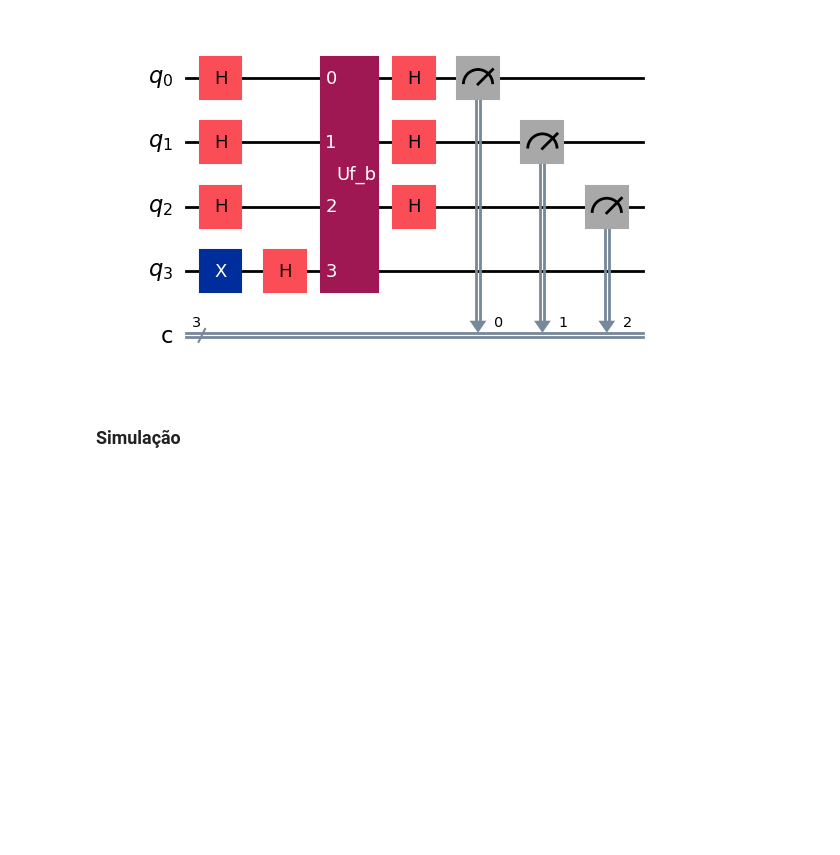
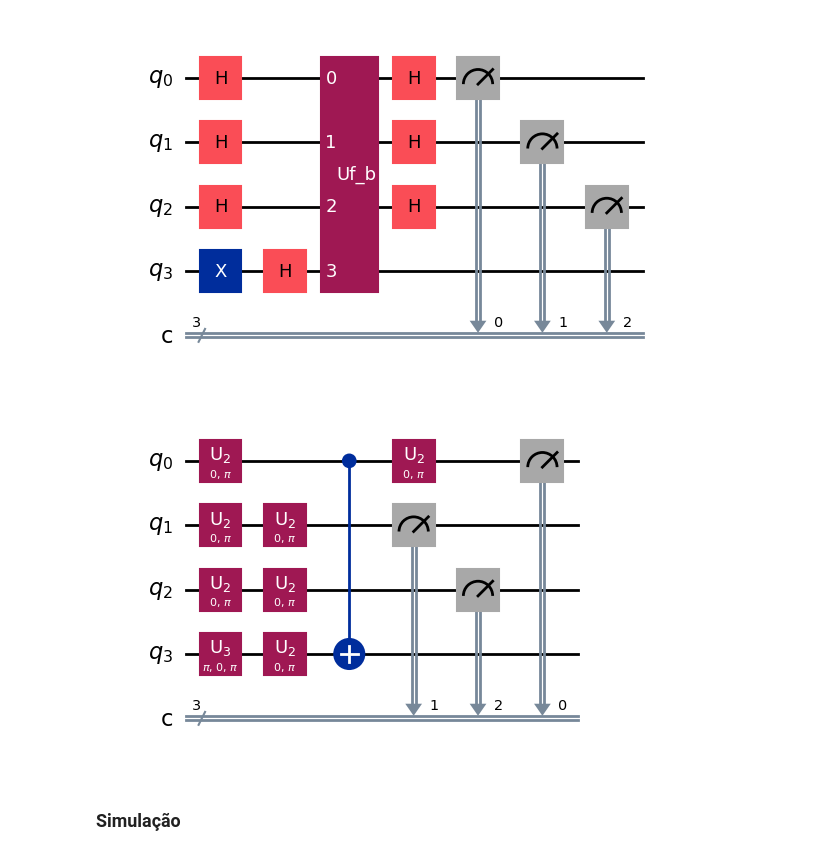
Before and after one commit to jonasmaziero/computacao_quantica_qiskit_sbf_2024, a Jupyter notebook: 02_b_Deutsch_Jozsa.ipynb, the cells around one changed output. Cells and saved outputs as stored; diff of their text form; code cells hidden in the pictures; blank space fills up the shorter version.

```diff
--- a/02_b_Deutsch_Jozsa.ipynb
+++ b/02_b_Deutsch_Jozsa.ipynb
@@ -275,6 +283,11 @@ qc = qc_deutsch_jozsa(3, 'b')
 qc.draw('mpl')
 # %% [output]
 [figure]
+# %%
+qc = qc_deutsch_jozsa(3, 'b')
+qc.decompose().draw('mpl')
+# %% [output]
+[figure, added]
 # %% [markdown]
 ### Simulação
 # %%
```
Also changed, not shown: parts of 39 cells of this notebook, 2 other files.
